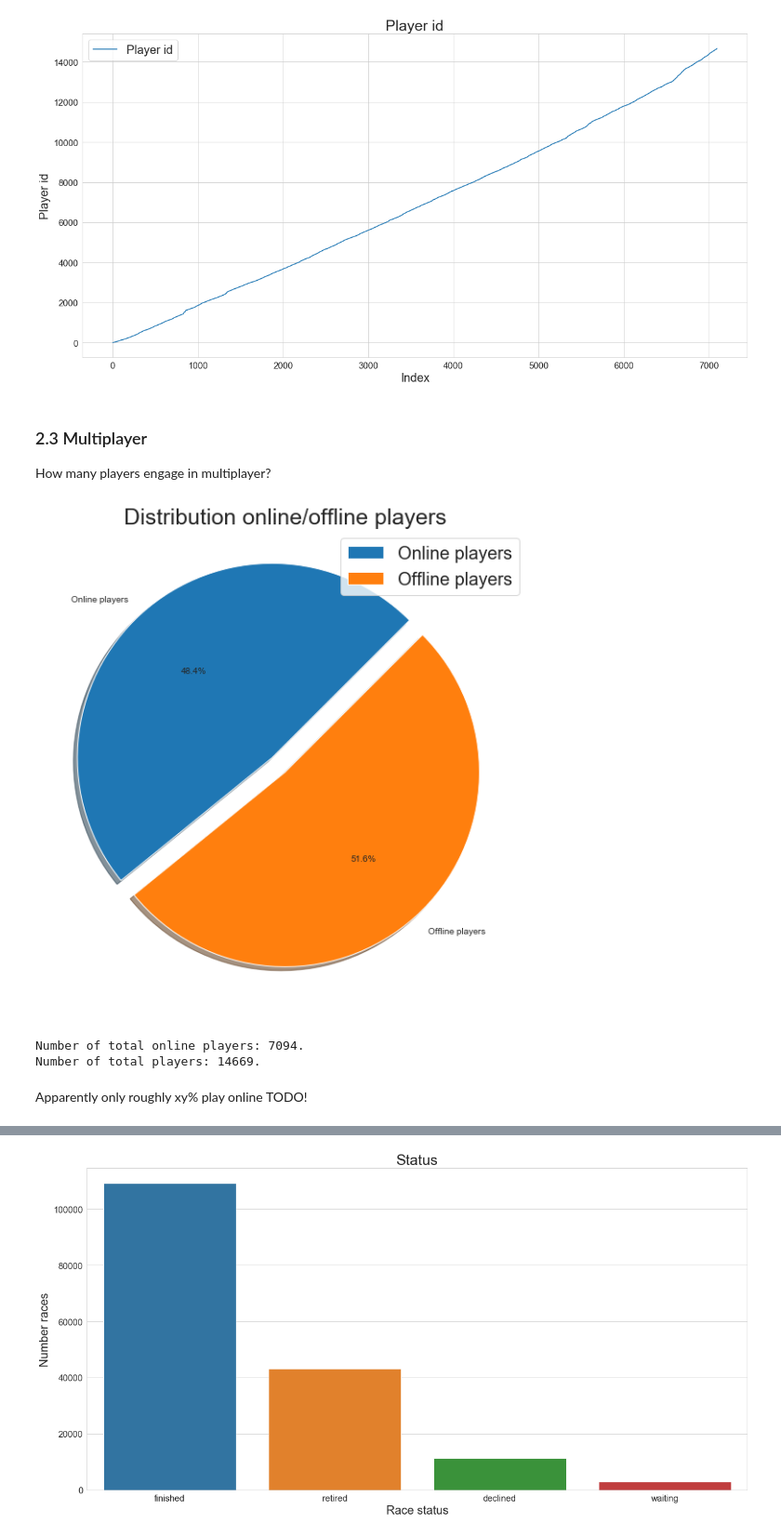
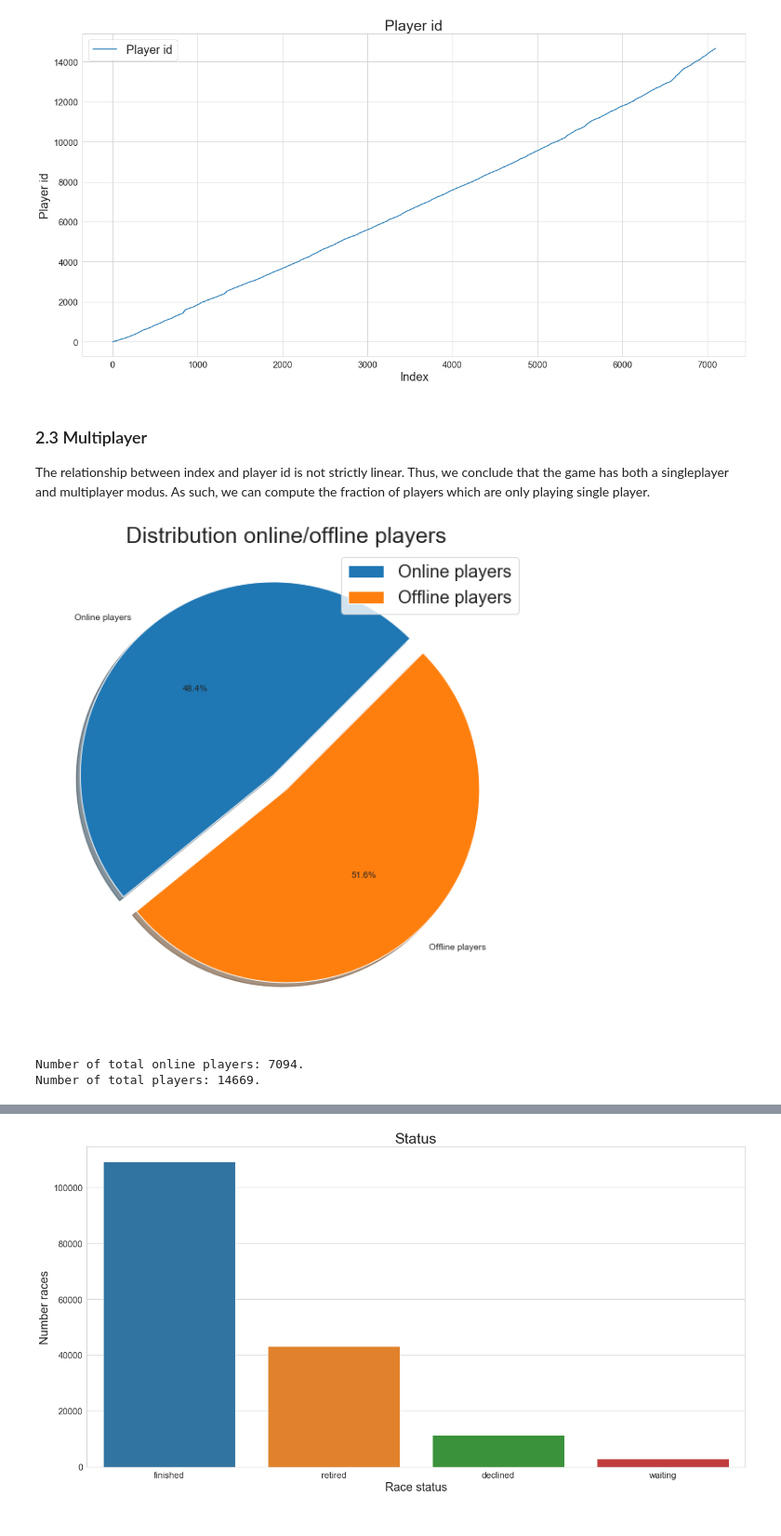
Before and after one commit to CaptainNabla/it_talents_competition, a Jupyter notebook: visualization/eda_basic.ipynb, the cells around one changed output, grey strips where cells are left out. Shown at 93% size. Cells and saved outputs as stored; diff of their text form; code cells hidden in the pictures.

```diff
--- a/visualization/eda_basic.ipynb
+++ b/visualization/eda_basic.ipynb
@@ -162,25 +153,23 @@ plt.show()
 # %% [output]
 [figure]
-# %% [markdown]
-### 2.3 Multiplayer
-How many players engage in multiplayer?
+# %% [markdown]
+### 2.3 Multiplayer
+The relationship between index and player id is not strictly linear. Thus, we conclude that the game has both a singleplayer and multiplayer modus. As such, we can compute the fraction of players which are only playing single player.
 # %%
-# TODO: MAKE PLOT OUT OF THISplayer_ids
-df_player = pd.DataFrame(data={"number_online_players": len(player_ids)/player_ids[-1], "number_offline_players": (player_ids[-1]-len(player_ids))/player_ids[-1]}, index=[0]).T
+df_player = pd.DataFrame(data={"number_online_players": len(player_ids)/player_ids[-1],
+                               "number_offline_players": (player_ids[-1]-len(player_ids))/player_ids[-1]}, index=[0]).T
 df_player.columns = ["fraction_players"]
 
 fig, ax = plt.subplots(figsize=(10, 10))
 df_player.plot.pie(y="fraction_players", explode=[.1, 0], labels=["Online players", "Offline players"], autopct="%1.1f%%",
                         shadow=True, startangle=45, ax=ax)
 plt.title("Distribution online/offline players", fontsize=title_fontsize)
 ax.legend(prop={"size": legend_size})
 ax.set_ylabel("")
 plt.show()
 
 print(f"Number of total online players: {len(player_ids)}.\nNumber of total players: {player_ids[-1]}.")
 # %% [output]
-[figure, old version]
+[figure, new version]
 Number of total online players: 7094.
 Number of total players: 14669.
-# %% [markdown]
-Apparently only roughly xy% play online TODO!
```
Also changed, not shown: parts of 45 cells of this notebook.
